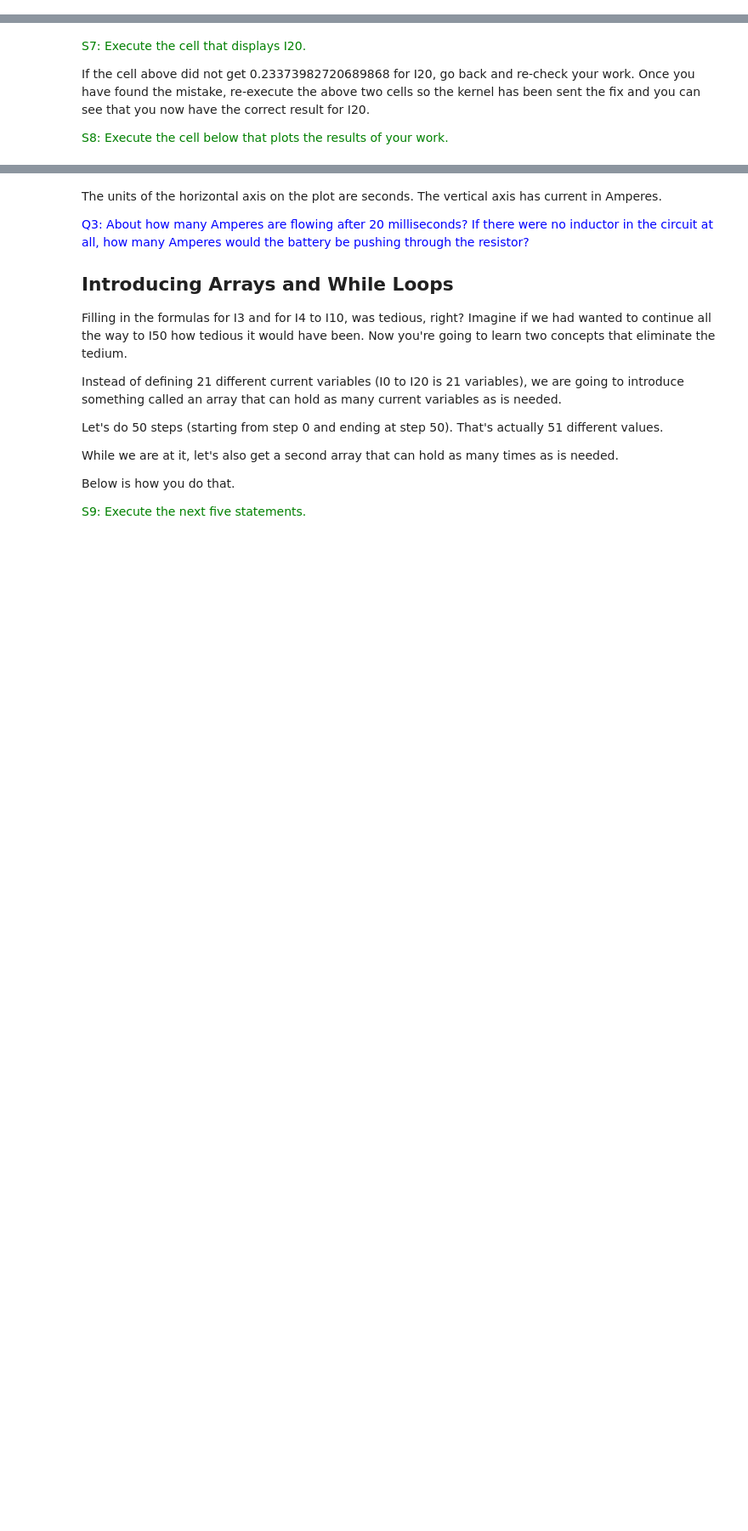
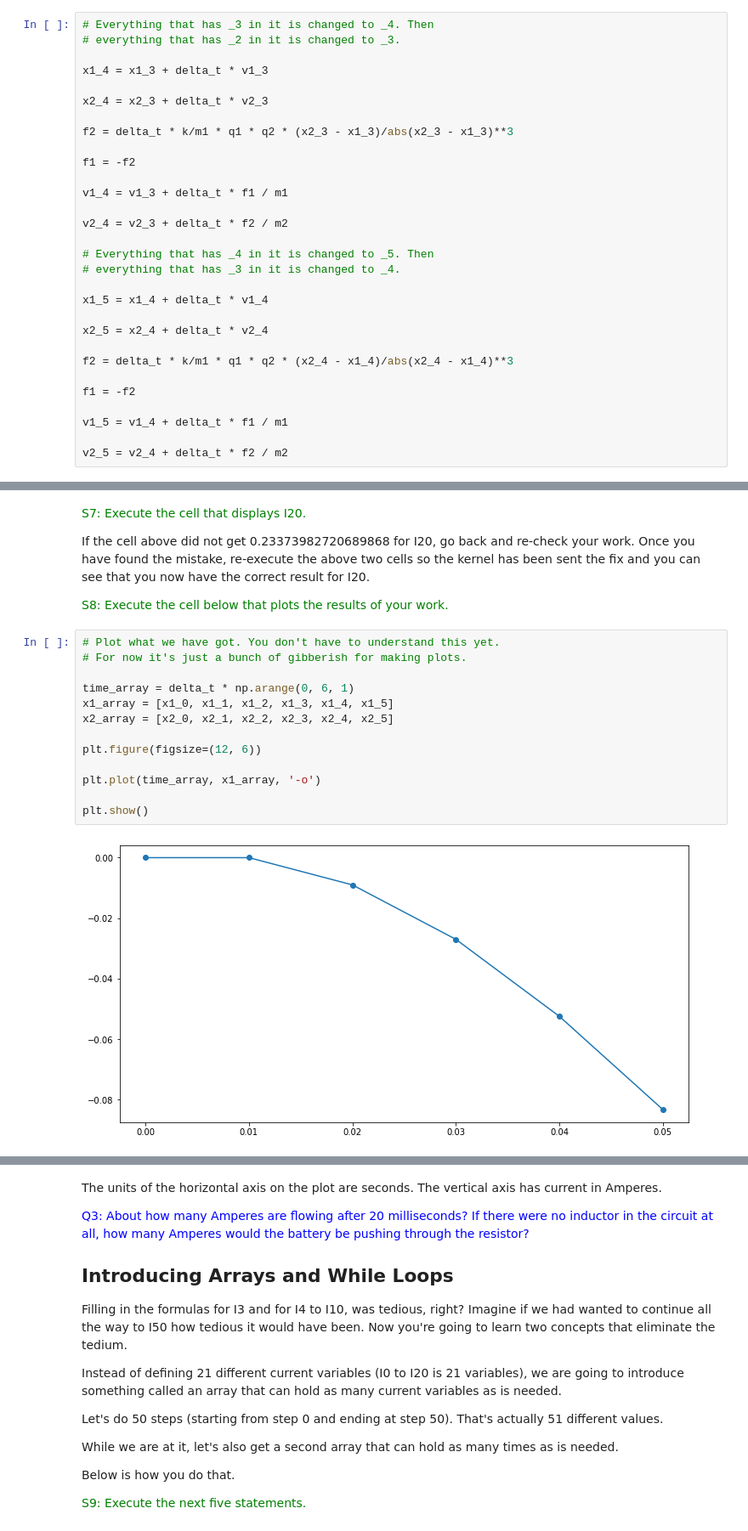
Before and after one commit to brianhill/loops-and-orbits, a Jupyter notebook: electricity_and_magnetism/coulomb_repulsion.ipynb, the cells around one changed output, grey strips where cells are left out. Shown at 85% size. Saved outputs shown, nothing was run; the diff lists cells and outputs as text; blank space fills up the shorter version.

Commit message:
Got as far as making some simple plots.

```diff
--- a/electricity_and_magnetism/coulomb_repulsion.ipynb
+++ b/electricity_and_magnetism/coulomb_repulsion.ipynb
@@ -227,0 +236,30 @@ I20 = I19 + delta_t * (Vin/L - I19 * R/L)
+# %%
+# Everything that has _3 in it is changed to _4. Then
+# everything that has _2 in it is changed to _3.
+
+x1_4 = x1_3 + delta_t * v1_3
+
+x2_4 = x2_3 + delta_t * v2_3
+
+f2 = delta_t * k/m1 * q1 * q2 * (x2_3 - x1_3)/abs(x2_3 - x1_3)**3
+
+f1 = -f2
+
+v1_4 = v1_3 + delta_t * f1 / m1
+
+v2_4 = v2_3 + delta_t * f2 / m2
+
+# Everything that has _4 in it is changed to _5. Then
+# everything that has _3 in it is changed to _4.
+
+x1_5 = x1_4 + delta_t * v1_4
+
+x2_5 = x2_4 + delta_t * v2_4
+
+f2 = delta_t * k/m1 * q1 * q2 * (x2_4 - x1_4)/abs(x2_4 - x1_4)**3
+
+f1 = -f2
+
+v1_5 = v1_4 + delta_t * f1 / m1
+
+v2_5 = v2_4 + delta_t * f2 / m2
@@ -234,6 +279,21 @@ If the cell above did not get 0.23373982720689868 for I20, go back and re-check
 the mistake, re-execute the above two cells so the kernel has been sent the fix and you can see that you now have the correct result for I20.
 
 <font color=green>S8: Execute the cell below that plots the results of your work.</font>
+# %%
+# Plot what we have got. You don't have to understand this yet.
+# For now it's just a bunch of gibberish for making plots.
+
+time_array = delta_t * np.arange(0, 6, 1)
+x1_array = [x1_0, x1_1, x1_2, x1_3, x1_4, x1_5]
+x2_array = [x2_0, x2_1, x2_2, x2_3, x2_4, x2_5]
+
+plt.figure(figsize=(12, 6))
+
+plt.plot(time_array, x1_array, '-o')
+
+plt.show()
+# %% [output]
+[figure, added]
 # %%
 # Plot what we have got. You don't have to understand this yet.
 # For now it's just a bunch of gibberish for making plots.
```
Also changed, not shown: parts of 21 cells of this notebook.
